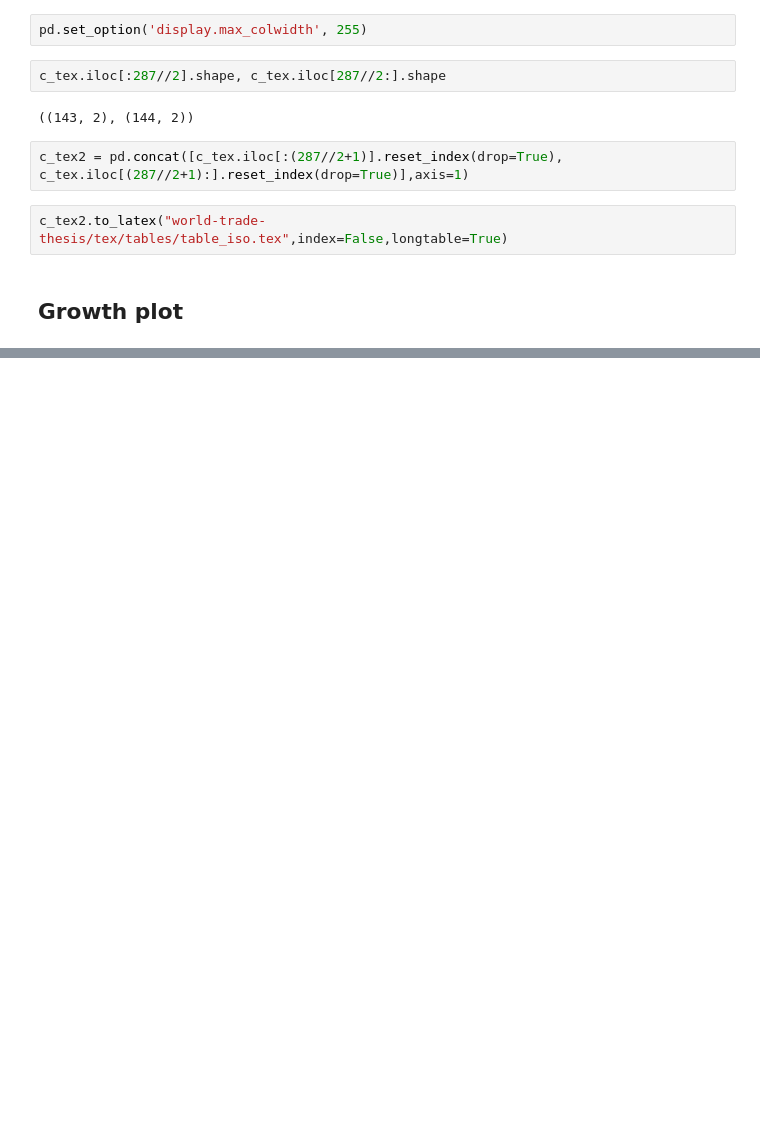
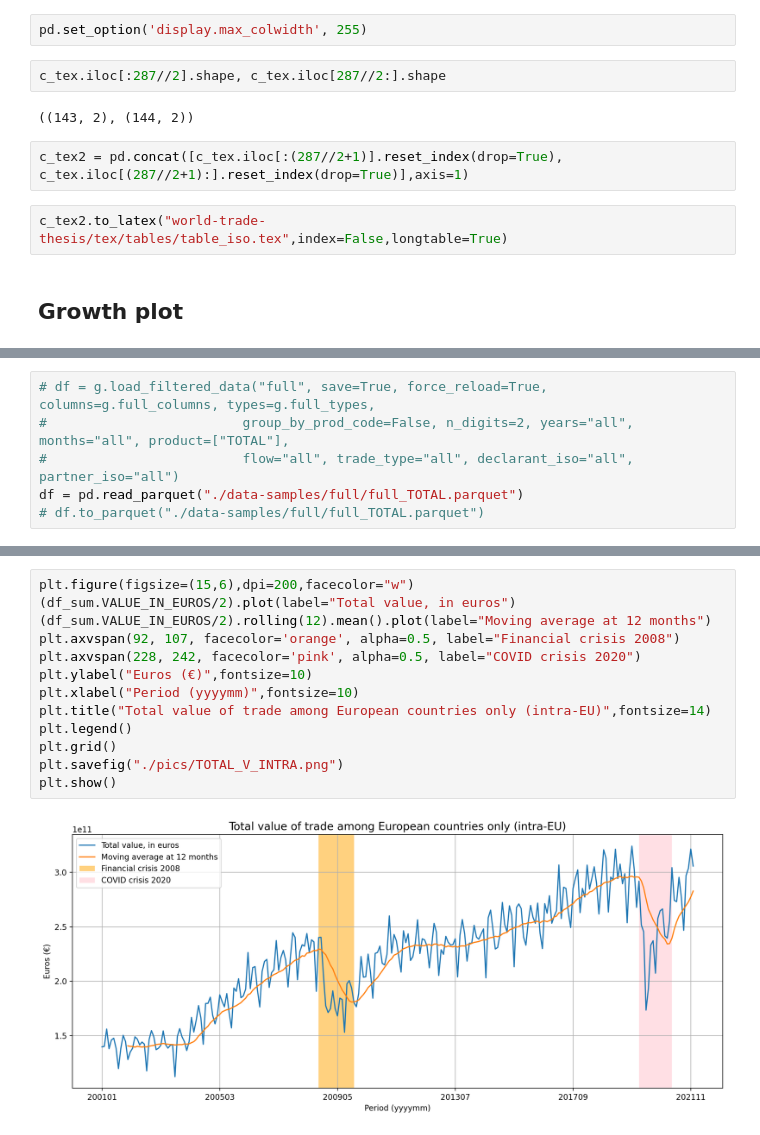
Before and after one commit to PietroDomi/world-trade-thesis, a Jupyter notebook: notebooks/thesis-plots.ipynb, the cells around one changed output, grey strips where cells are left out. Drawn from its saved outputs; the diff is of its cells as text; blank space fills up the shorter version.

```diff
--- a/notebooks/thesis-plots.ipynb
+++ b/notebooks/thesis-plots.ipynb
@@ -122,0 +182,6 @@ c_tex2.to_latex("world-trade-thesis/tex/tables/table_iso.tex",index=False,longta
+# %%
+# df = g.load_filtered_data("full", save=True, force_reload=True, columns=g.full_columns, types=g.full_types,
+#                         group_by_prod_code=False, n_digits=2, years="all", months="all", product=["TOTAL"],
+#                         flow="all", trade_type="all", declarant_iso="all", partner_iso="all")
+df = pd.read_parquet("./data-samples/full/full_TOTAL.parquet")
+# df.to_parquet("./data-samples/full/full_TOTAL.parquet")
@@ -122,0 +242,15 @@ c_tex2.to_latex("world-trade-thesis/tex/tables/table_iso.tex",index=False,longta
+# %%
+plt.figure(figsize=(15,6),dpi=200,facecolor="w")
+(df_sum.VALUE_IN_EUROS/2).plot(label="Total value, in euros")
+(df_sum.VALUE_IN_EUROS/2).rolling(12).mean().plot(label="Moving average at 12 months")
+plt.axvspan(92, 107, facecolor='orange', alpha=0.5, label="Financial crisis 2008")
+plt.axvspan(228, 242, facecolor='pink', alpha=0.5, label="COVID crisis 2020")
+plt.ylabel("Euros (€)",fontsize=10)
+plt.xlabel("Period (yyyymm)",fontsize=10)
+plt.title("Total value of trade among European countries only (intra-EU)",fontsize=14)
+plt.legend()
+plt.grid()
+plt.savefig("./pics/TOTAL_V_INTRA.png")
+plt.show()
+# %% [output]
+[figure, added]
```
Also changed, not shown: parts of 73 cells of this notebook, 12 other files.
